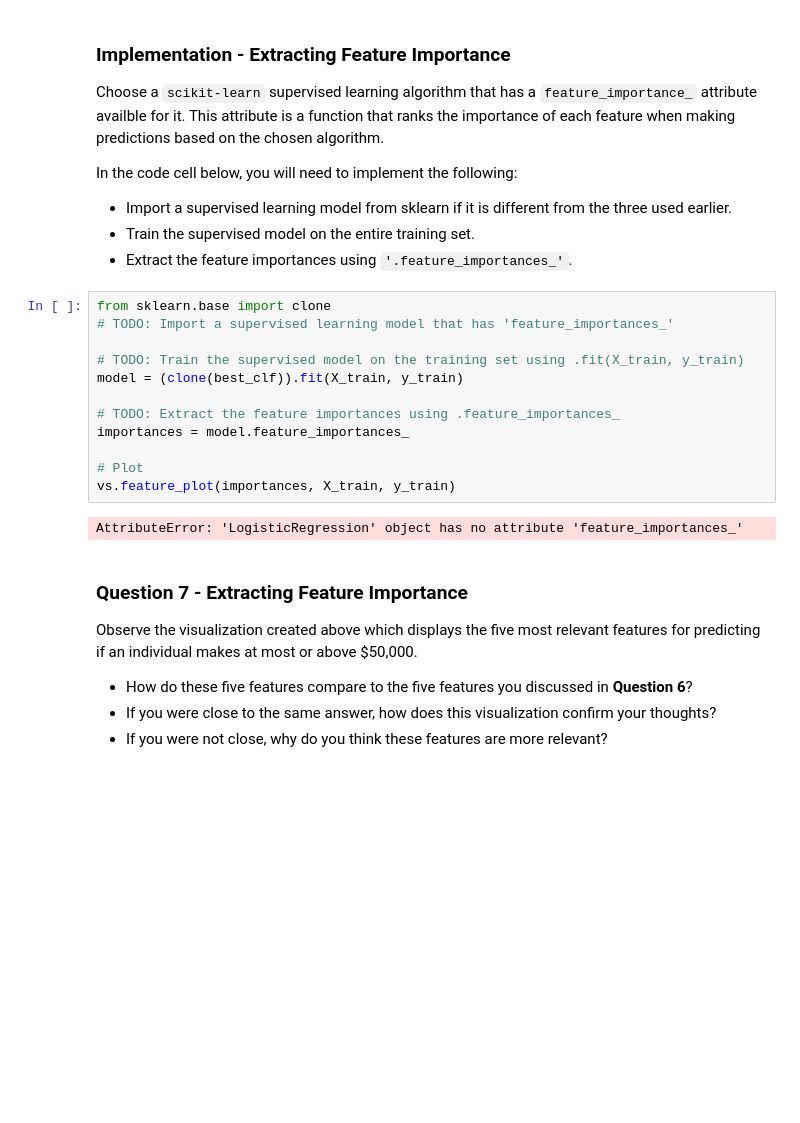
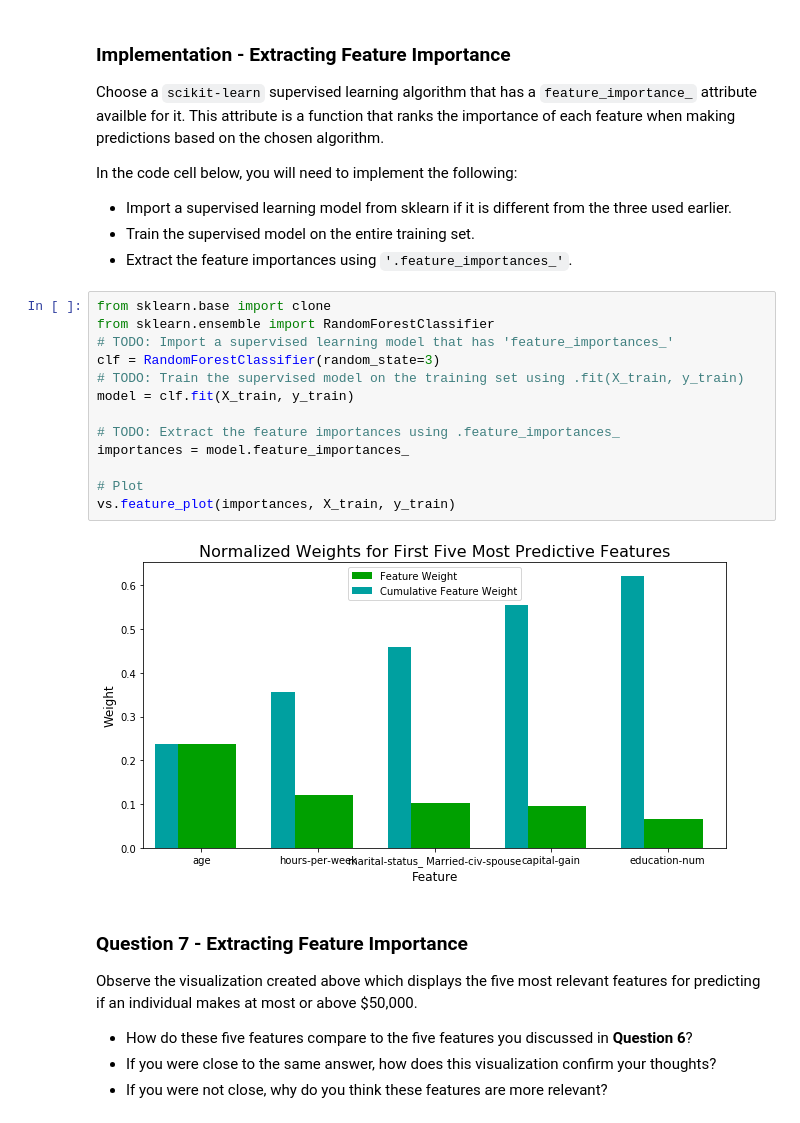
Before and after one commit to falkets/udacity-MLEN, a Jupyter notebook: projects/finding_donors/finding_donors.ipynb, the cells around one changed output. Cells and saved outputs as stored; diff of their text form; blank space fills up the shorter version.

```diff
--- a/projects/finding_donors/finding_donors.ipynb
+++ b/projects/finding_donors/finding_donors.ipynb
@@ -595,18 +599,19 @@ In the code cell below, you will need to implement the following:
  - Extract the feature importances using `'.feature_importances_'`.
 # %%
 from sklearn.base import clone
+from sklearn.ensemble import RandomForestClassifier
 # TODO: Import a supervised learning model that has 'feature_importances_'
-
+clf = RandomForestClassifier(random_state=3)
 # TODO: Train the supervised model on the training set using .fit(X_train, y_train)
-model = (clone(best_clf)).fit(X_train, y_train)
+model = clf.fit(X_train, y_train)
 
 # TODO: Extract the feature importances using .feature_importances_
 importances = model.feature_importances_
 
 # Plot
 vs.feature_plot(importances, X_train, y_train)
 # %% [output]
-AttributeError: 'LogisticRegression' object has no attribute 'feature_importances_'
+[figure, added]
 # %% [markdown]
 ### Question 7 - Extracting Feature Importance
 
```
Also changed, not shown: parts of 9 cells of this notebook, 45 other files.
